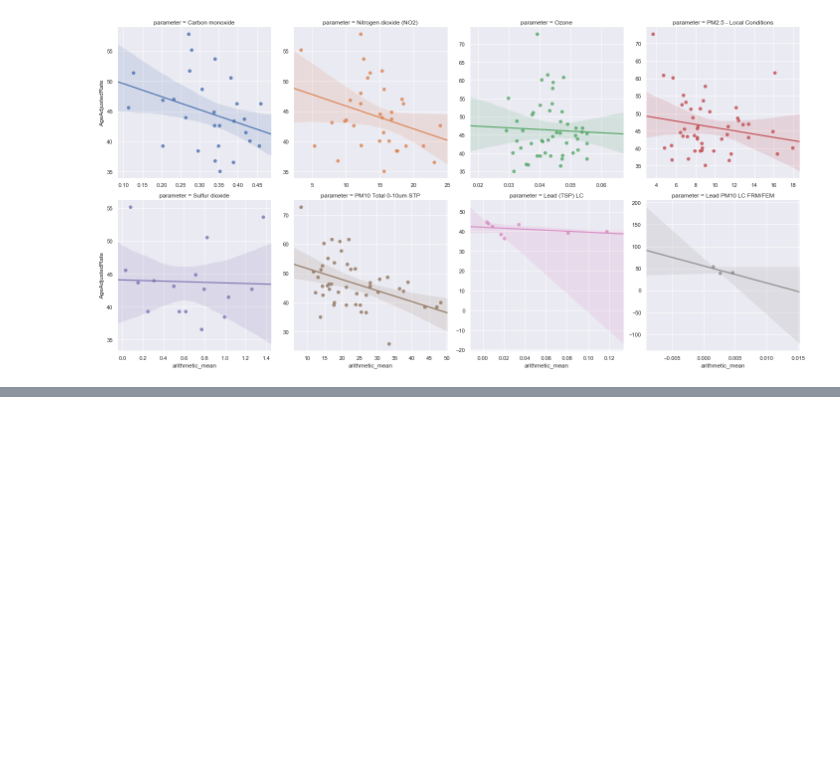
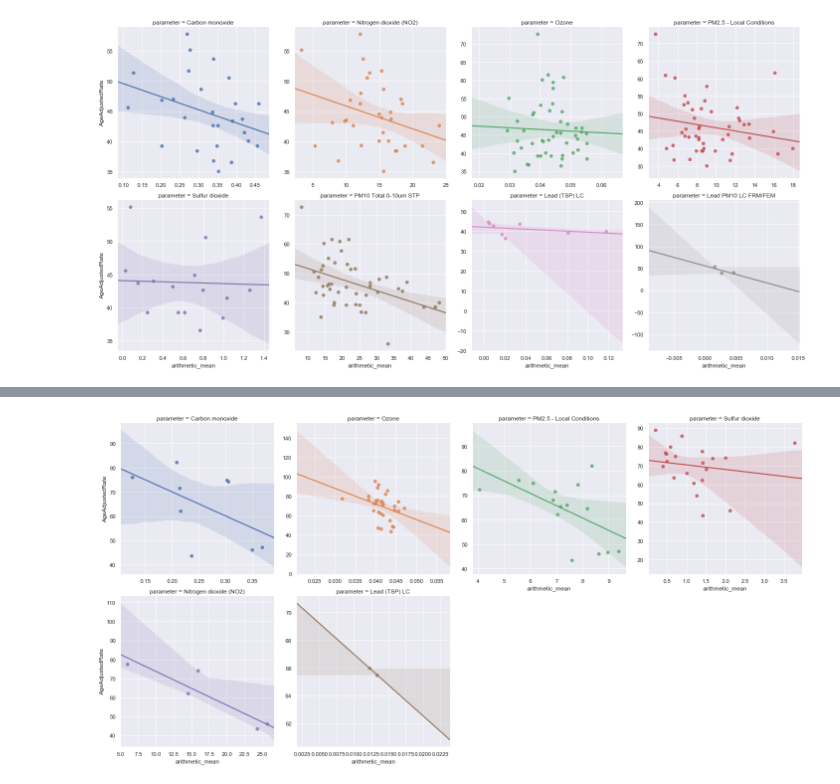
Before and after one commit to bbjornstad-flatiron/flatiron-mod3-project, a Jupyter notebook: data_analysis.ipynb, the cells around one changed output, grey strips where cells are left out. Drawn from its saved outputs; the diff is of its cells as text; code cells hidden in the pictures; blank space fills up the shorter version.

```diff
--- a/data_analysis.ipynb
+++ b/data_analysis.ipynb
@@ -132,0 +151,12 @@ sns.lmplot(
+# %%
+sns.lmplot(
+    x='arithmetic_mean',
+    y='AgeAdjustedRate',
+    hue='parameter',
+    col='parameter',
+    data=ny_merged_df,
+    col_wrap=4,
+    sharex=False,
+    sharey=False);
+# %% [output]
+[figure, added]
```
Also changed, not shown: parts of 4 cells of this notebook.
